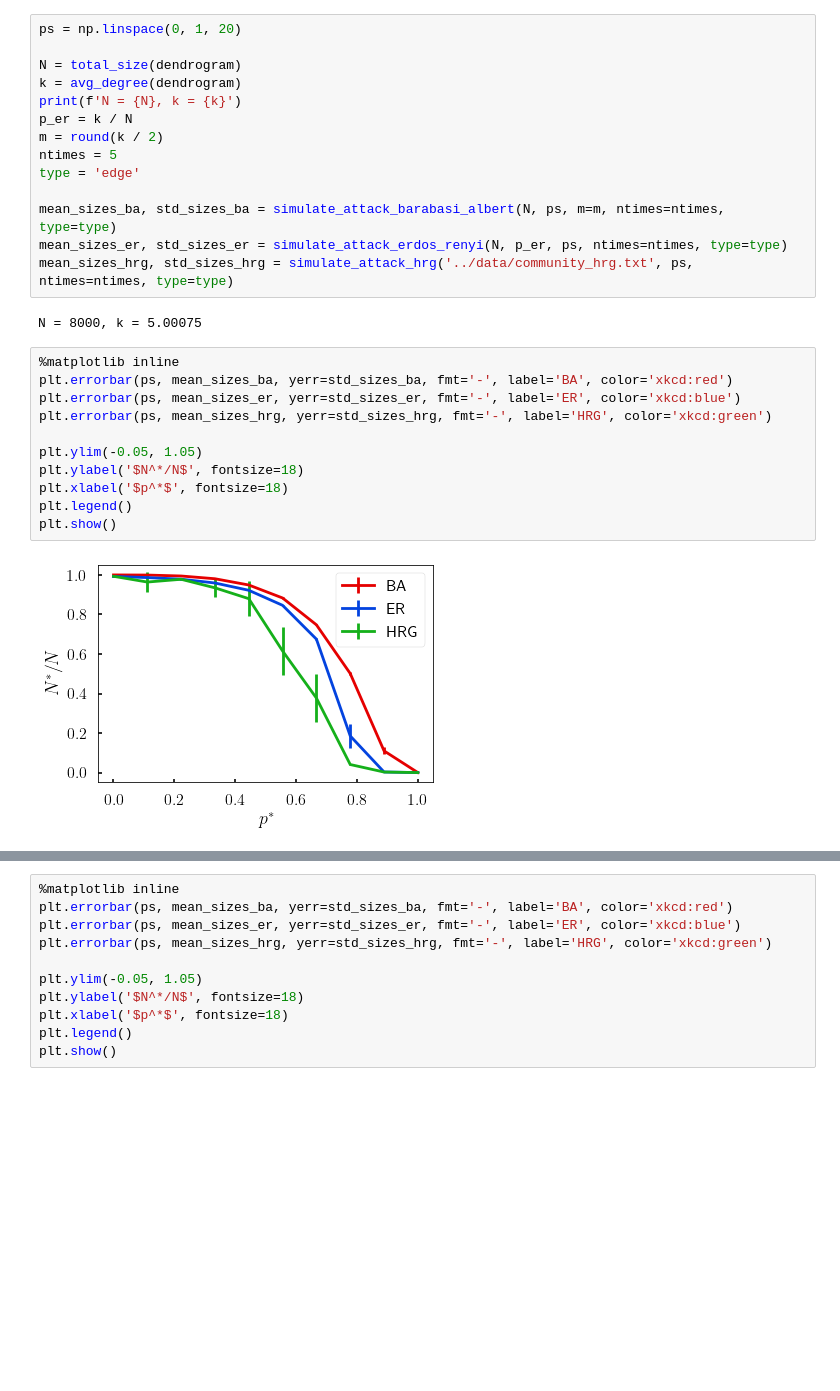
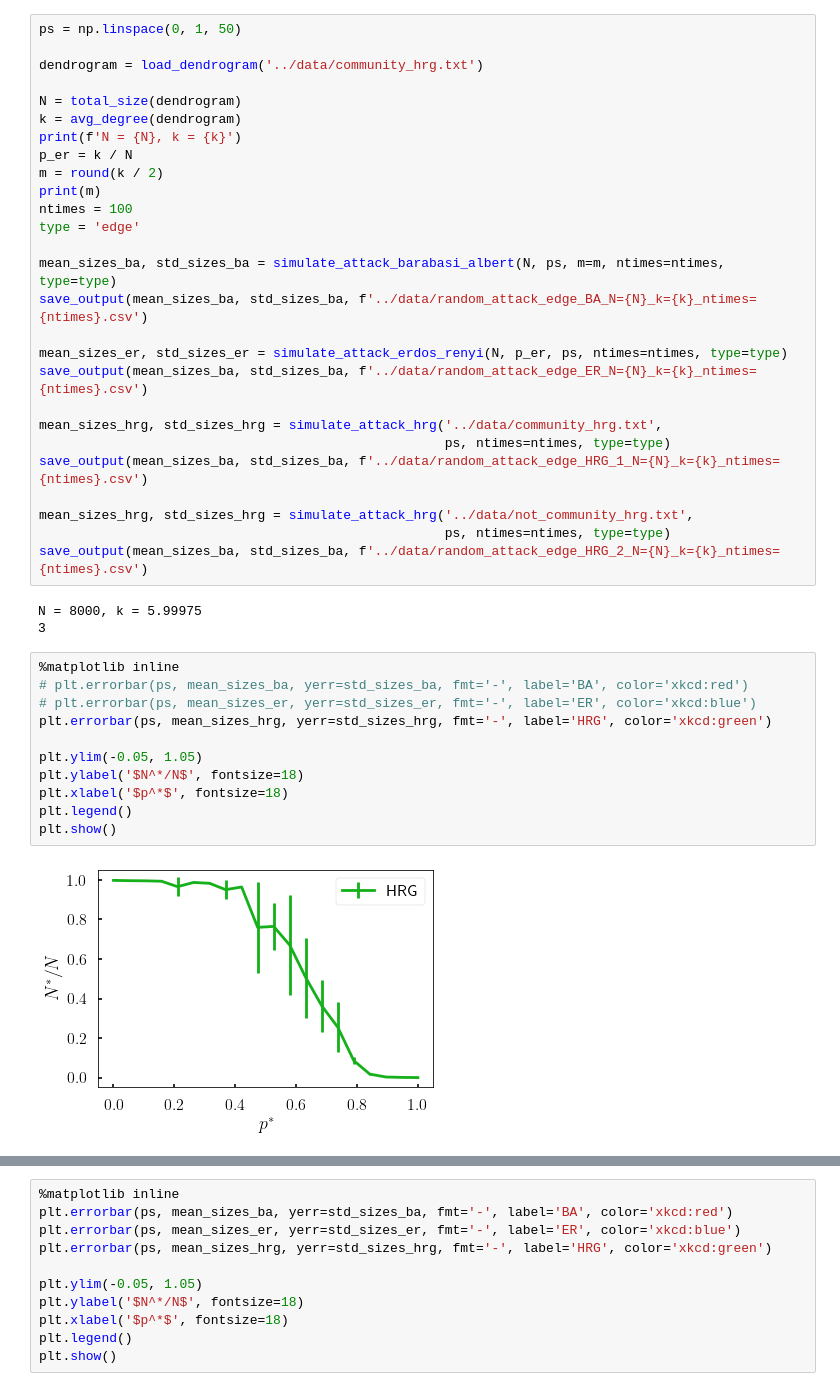
Before and after one commit to robertjankowski/attacks-on-hierarchical-networks, a Jupyter notebook: notebooks/attacks_on_hrg.ipynb, the cells around one changed output, grey strips where cells are left out. Cells and saved outputs as stored; diff of their text form; blank space fills up the shorter version.

Commit message:
update plots, prepare for simulations

```diff
--- a/notebooks/attacks_on_hrg.ipynb
+++ b/notebooks/attacks_on_hrg.ipynb
@@ -41,32 +41,46 @@ graph_draw(g, pos=pos, vertex_size=deg, output="hrg_test.pdf")
 # %%
-ps = np.linspace(0, 1, 20)
+ps = np.linspace(0, 1, 50)
+
+dendrogram = load_dendrogram('../data/community_hrg.txt')
 
 N = total_size(dendrogram)
 k = avg_degree(dendrogram)
 print(f'N = {N}, k = {k}')
 p_er = k / N
 m = round(k / 2)
-ntimes = 5
+print(m)
+ntimes = 100
 type = 'edge'
 
 mean_sizes_ba, std_sizes_ba = simulate_attack_barabasi_albert(N, ps, m=m, ntimes=ntimes, type=type)
+save_output(mean_sizes_ba, std_sizes_ba, f'../data/random_attack_edge_BA_N={N}_k={k}_ntimes={ntimes}.csv')
+
 mean_sizes_er, std_sizes_er = simulate_attack_erdos_renyi(N, p_er, ps, ntimes=ntimes, type=type)
-mean_sizes_hrg, std_sizes_hrg = simulate_attack_hrg('../data/community_hrg.txt', ps, ntimes=ntimes, type=type)
+save_output(mean_sizes_ba, std_sizes_ba, f'../data/random_attack_edge_ER_N={N}_k={k}_ntimes={ntimes}.csv')
+
+mean_sizes_hrg, std_sizes_hrg = simulate_attack_hrg('../data/community_hrg.txt',
+                                                    ps, ntimes=ntimes, type=type)
+save_output(mean_sizes_ba, std_sizes_ba, f'../data/random_attack_edge_HRG_1_N={N}_k={k}_ntimes={ntimes}.csv')
+
+mean_sizes_hrg, std_sizes_hrg = simulate_attack_hrg('../data/not_community_hrg.txt',
+                                                    ps, ntimes=ntimes, type=type)
+save_output(mean_sizes_ba, std_sizes_ba, f'../data/random_attack_edge_HRG_2_N={N}_k={k}_ntimes={ntimes}.csv')
 # %% [output]
-N = 8000, k = 5.00075
+N = 8000, k = 5.99975
+3
 # %%
 %matplotlib inline
-plt.errorbar(ps, mean_sizes_ba, yerr=std_sizes_ba, fmt='-', label='BA', color='xkcd:red')
-plt.errorbar(ps, mean_sizes_er, yerr=std_sizes_er, fmt='-', label='ER', color='xkcd:blue')
+# plt.errorbar(ps, mean_sizes_ba, yerr=std_sizes_ba, fmt='-', label='BA', color='xkcd:red')
+# plt.errorbar(ps, mean_sizes_er, yerr=std_sizes_er, fmt='-', label='ER', color='xkcd:blue')
 plt.errorbar(ps, mean_sizes_hrg, yerr=std_sizes_hrg, fmt='-', label='HRG', color='xkcd:green')
 
 plt.ylim(-0.05, 1.05)
 plt.ylabel('$N^*/N$', fontsize=18)
 plt.xlabel('$p^*$', fontsize=18)
 plt.legend()
 plt.show()
 # %% [output]
-[figure, old version]
+[figure, new version]
 # %%
 ps = np.linspace(0, 1, 20)
 
```
Also changed, not shown: parts of 5 cells of this notebook, 22 other files.
